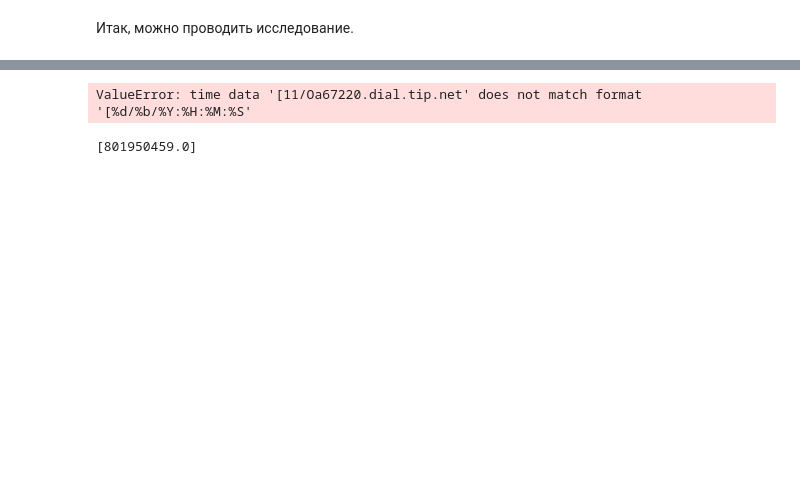
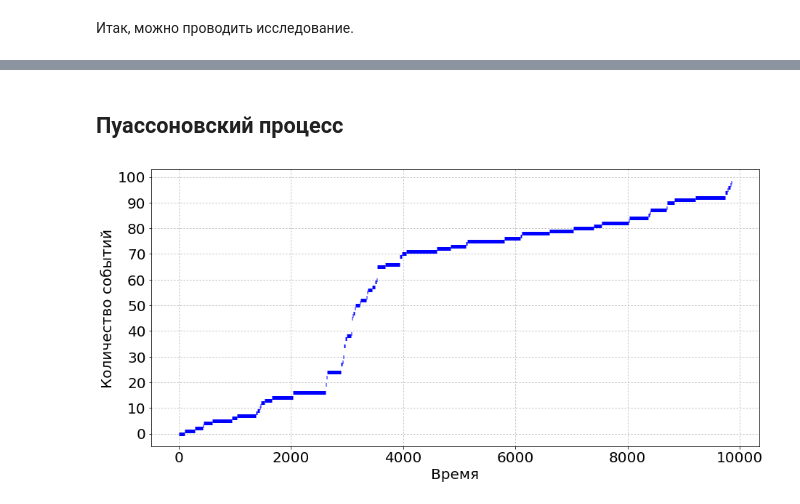
Before and after one commit to svinkapeppa/stochastic, a Jupyter notebook: lab_5/5.23.ipynb, the cells around one changed output, grey strips where cells are left out. Cells and saved outputs as stored; diff of their text form; code cells hidden in the pictures; blank space fills up the shorter version.

Commit message:
Add some graphs

```diff
--- a/lab_5/5.23.ipynb
+++ b/lab_5/5.23.ipynb
@@ -41,0 +37,6 @@ data.loc[data['request'] == '']
+# %%
+data = data.drop(1229616)
+data = data.drop(1242666)
+data = data.drop(2099490)
+data = data.drop(2099556)
+data = data.drop(2099559)
@@ -50,8 +68,25 @@ rows_number = int(data.size / 3)
 # %%
-time = [datetime.strptime(data['date'][i], "[%d/%b/%Y:%H:%M:%S").timestamp() for i in tqdm(range(rows_number))]
+indexes = list(range(rows_number))
+indexes.remove(1229616)
+indexes.remove(1242666)
+indexes.remove(2099490)
+indexes.remove(2099556)
+indexes.remove(2099559)
+indexes = np.array(indexes)
+times = [datetime.strptime(data['date'][i], "[%d/%b/%Y:%H:%M:%S").timestamp() for i in indexes]
-# %% [output]
-ValueError: time data '[11/Oa67220.dial.tip.net' does not match format '[%d/%b/%Y:%H:%M:%S'
-# %%
-time
-# %% [output]
-[801950459.0]
+# %% [markdown]
+## Пуассоновский процесс
+# %%
+times = np.array(times)
+
+corr_times = times - np.min(times)
+# %%
+plt.figure(figsize=(15, 7))
+for i in range(100 - 1):
+    plt.hlines(i, corr_times[i], corr_times[i+1], lw=5, color='blue')
+plt.grid(ls=':')
+plt.xticks(fontsize=20), plt.xlabel('Время', fontsize=20)
+plt.yticks(range(0, 101, 10), fontsize=20), plt.ylabel('Количество событий', fontsize=20)
+plt.show()
+# %% [output]
+[figure, added]
```
Also changed, not shown: parts of 22 cells of this notebook.
